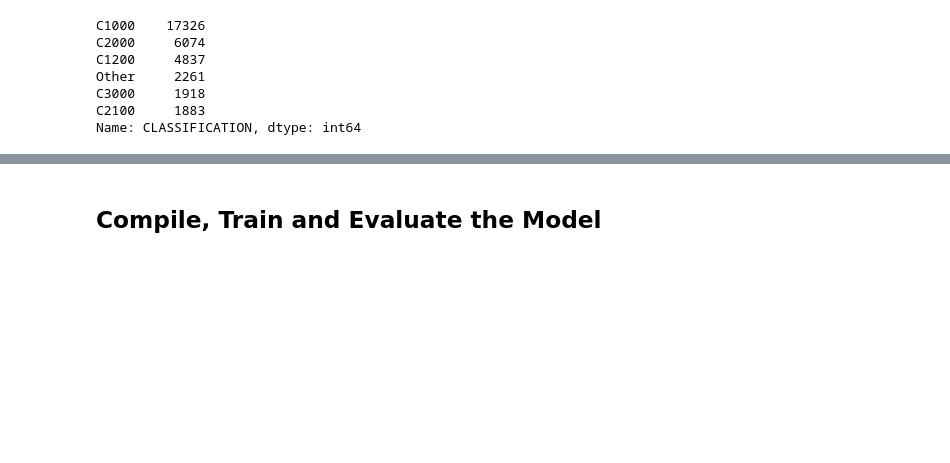
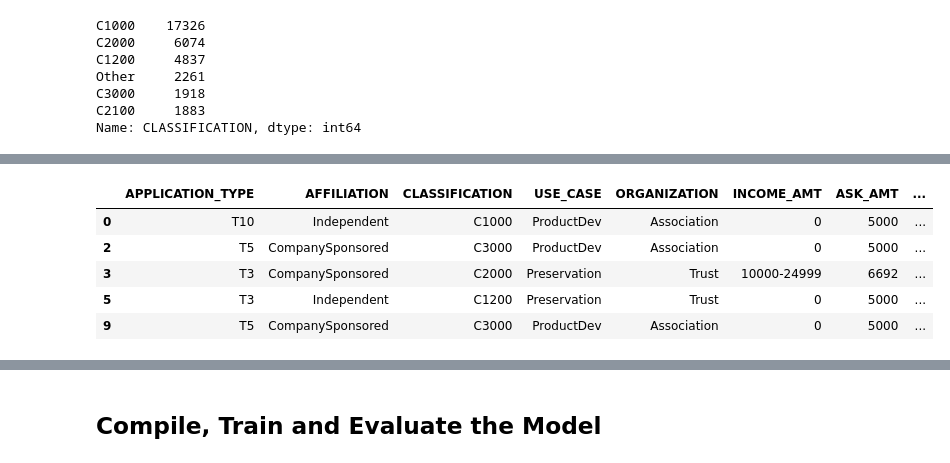
Before and after one commit to gamountainmama/deep-learning-challenge, a Jupyter notebook: AlphabetSoupCharity_Optimization.ipynb, the cells around one changed output, grey strips where cells are left out. Saved outputs shown, nothing was run; the diff lists cells and outputs as text; code cells hidden in the pictures; blank space fills up the shorter version.

```diff
--- a/AlphabetSoupCharity_Optimization.ipynb
+++ b/AlphabetSoupCharity_Optimization.ipynb
@@ -168,3 +204,13 @@ application_df.head()
+# %%
+application_df = application_df[application_df['ASK_AMT'] != 'NaN']
+application_df.head()
+# %% [output]
+|  | APPLICATION_TYPE | AFFILIATION | CLASSIFICATION | USE_CASE | ORGANIZATION | INCOME_AMT | ASK_AMT | ... |
+| 0 | T10 | Independent | C1000 | ProductDev | Association | 0 | 5000 | ... |
+| 2 | T5 | CompanySponsored | C3000 | ProductDev | Association | 0 | 5000 | ... |
+| 3 | T3 | CompanySponsored | C2000 | Preservation | Trust | 10000-24999 | 6692 | ... |
+| 5 | T3 | Independent | C1200 | Preservation | Trust | 0 | 5000 | ... |
+| 9 | T5 | CompanySponsored | C3000 | ProductDev | Association | 0 | 5000 | ... |
 # %%
 #application_df['ASK_AMT'].describe()
 # %%
```
Also changed, not shown: parts of 7 cells of this notebook.
